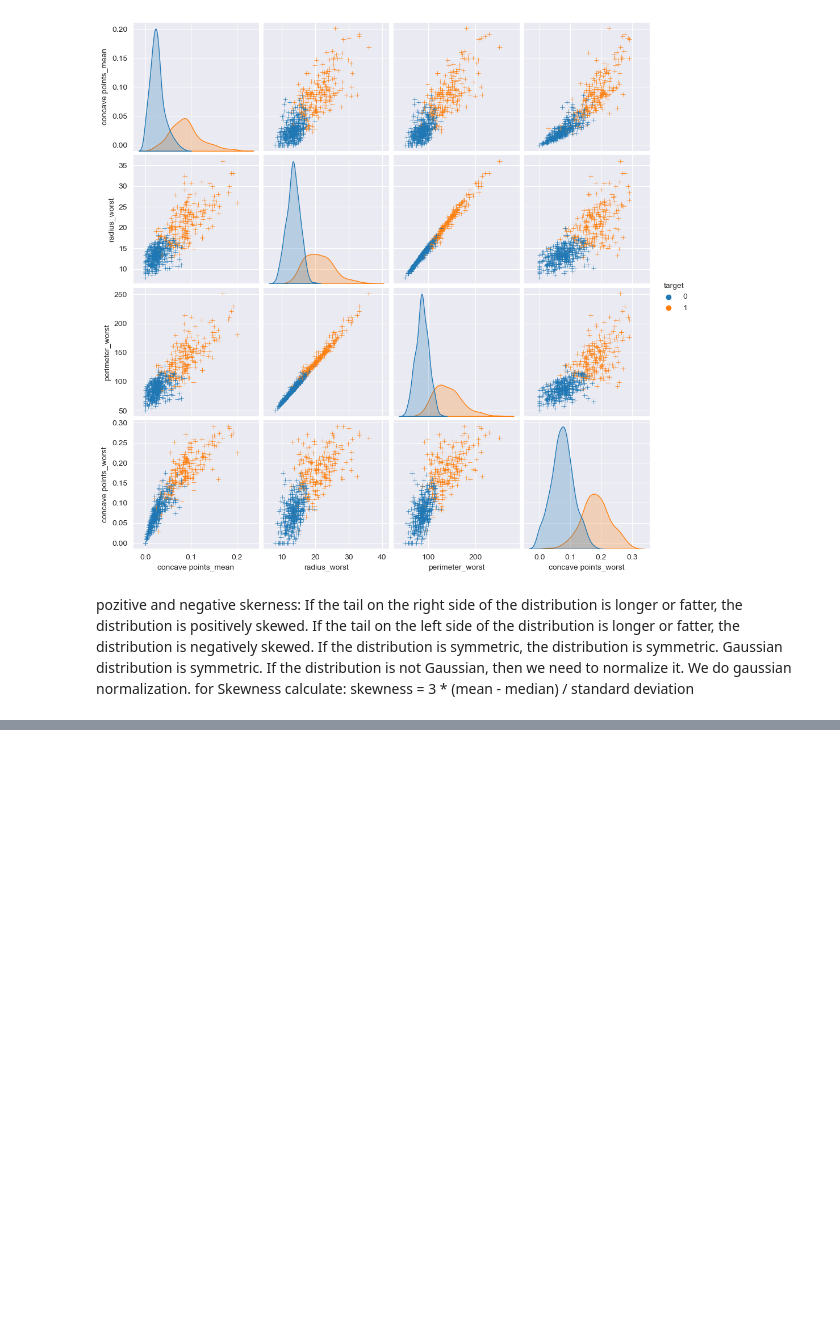
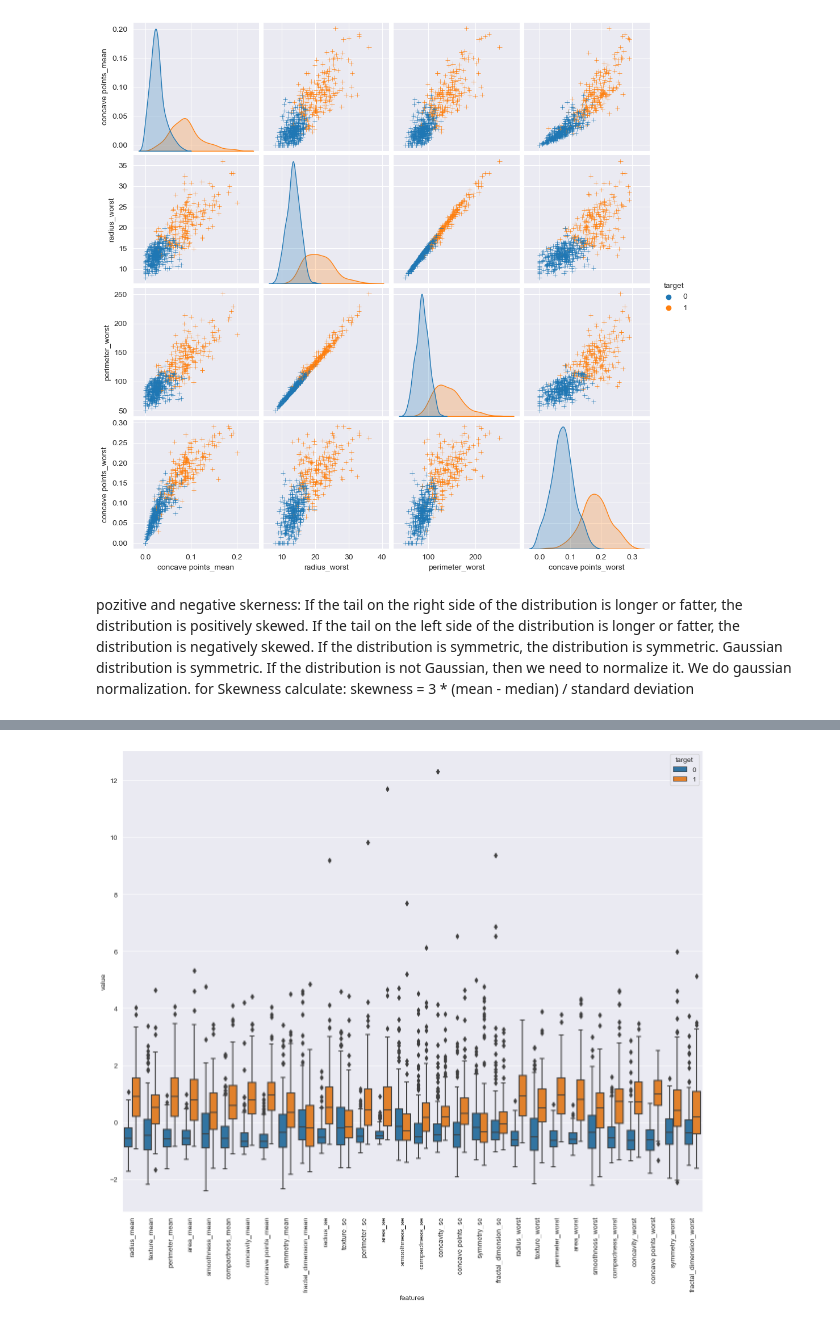
Before and after one commit to yasinsametkaraca/breast-cancer-classification, a Jupyter notebook: advanced-classification/project.ipynb, the cells around one changed output, grey strips where cells are left out. Cells and saved outputs as stored; diff of their text form; code cells hidden in the pictures; blank space fills up the shorter version.

```diff
--- a/advanced-classification/project.ipynb
+++ b/advanced-classification/project.ipynb
@@ -145,0 +245,3 @@ pozitive and negative skerness: If the tail on the right side of the distributio
+# %%
+test_size = 0.3
+X_train, X_test, Y_train, Y_test = train_test_split(x, y, test_size=test_size, random_state=42) # test_size=0.3: 30% of the data is test data. random_state=42: to see the same result every time.
@@ -145,0 +250,7 @@ pozitive and negative skerness: If the tail on the right side of the distributio
+# %%
+scale = StandardScaler() # StandardScaler: to see the data in the same range.
+X_train = scale.fit_transform(X_train) # We do standardization for X_train.
+X_test = scale.transform(X_test) # We do standardization for X_test. But just transform. We do not fit.
+# %%
+X_train_df = pd.DataFrame(X_train, columns=columns)
+X_train_df.describe() # to see the mean, std, min, max, 25%, 50%, 75% of the data.
@@ -145,0 +270,4 @@ pozitive and negative skerness: If the tail on the right side of the distributio
+# %%
+X_train_df["target"] = Y_train
+data_melted = pd.melt(X_train_df, id_vars="target", var_name="features", value_name="value")  # melt: to see the correlation between features.
+data_melted
@@ -145,0 +288,7 @@ pozitive and negative skerness: If the tail on the right side of the distributio
+# %%
+plt.figure(figsize=(15, 12)) # figsize: to see the size of the figure.
+sns.boxplot(x="features", y="value", hue="target", data=data_melted) # hue: to see the correlation between features.    # boxplot: to see the outliers
+plt.xticks(rotation=90)  # to see the features vertically
+plt.show()
+# %% [output]
+[figure, added]
```
Also changed, not shown: parts of 46 cells of this notebook, 1 other file.
